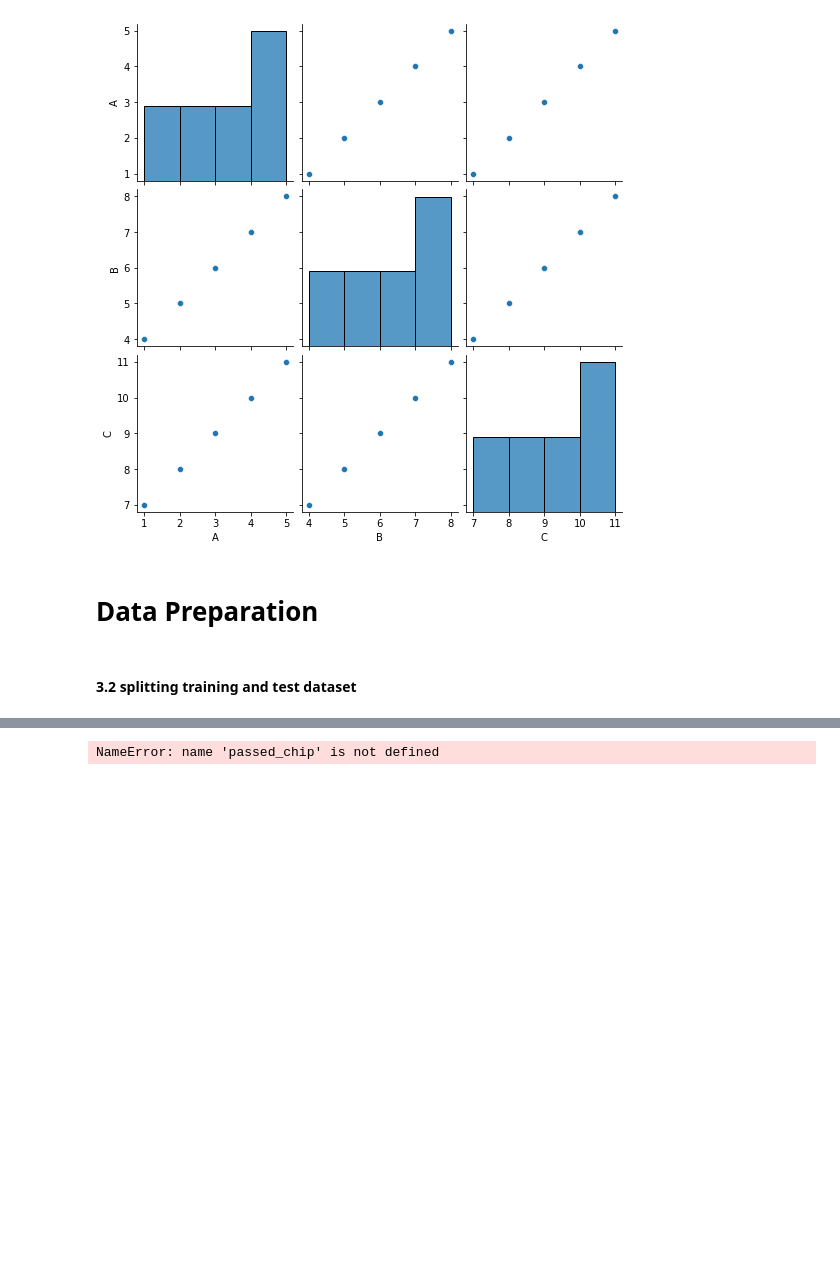
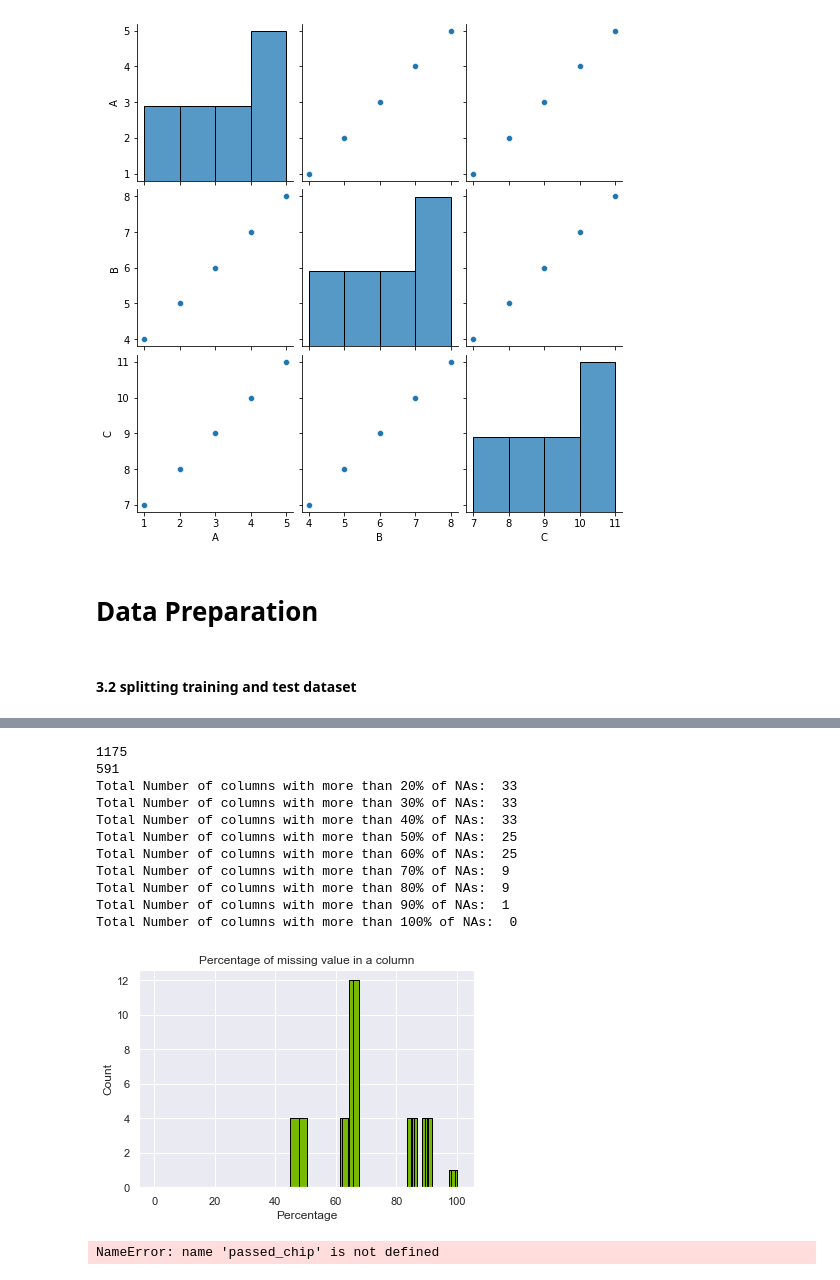
Before and after one commit to HayateSato/SECOM_Project, a Jupyter notebook: secom_file_hayate.ipynb, the cells around one changed output, grey strips where cells are left out. Drawn from its saved outputs; the diff is of its cells as text; code cells hidden in the pictures; blank space fills up the shorter version.

```diff
--- a/secom_file_hayate.ipynb
+++ b/secom_file_hayate.ipynb
@@ -633,3 +771,24 @@ plt.show()
+# %%
+x = range(20, 101, 10)
+print(len(X_train_df))
+print(X_train_df.isnull().sum().count())
+
+for n in x:
+  # print(n)
+  identify_na_columns(X_train_df, n)
+# %% [output]
+1175
+591
+Total Number of columns with more than 20% of NAs:  33
+Total Number of columns with more than 30% of NAs:  33
+Total Number of columns with more than 40% of NAs:  33
+Total Number of columns with more than 50% of NAs:  25
+Total Number of columns with more than 60% of NAs:  25
+Total Number of columns with more than 70% of NAs:  9
+Total Number of columns with more than 80% of NAs:  9
+Total Number of columns with more than 90% of NAs:  1
+Total Number of columns with more than 100% of NAs:  0
+[figure, added]
 # %%
 # # splitting the failed into 25% and 75%
 
```
Also changed, not shown: parts of 9 cells of this notebook.
